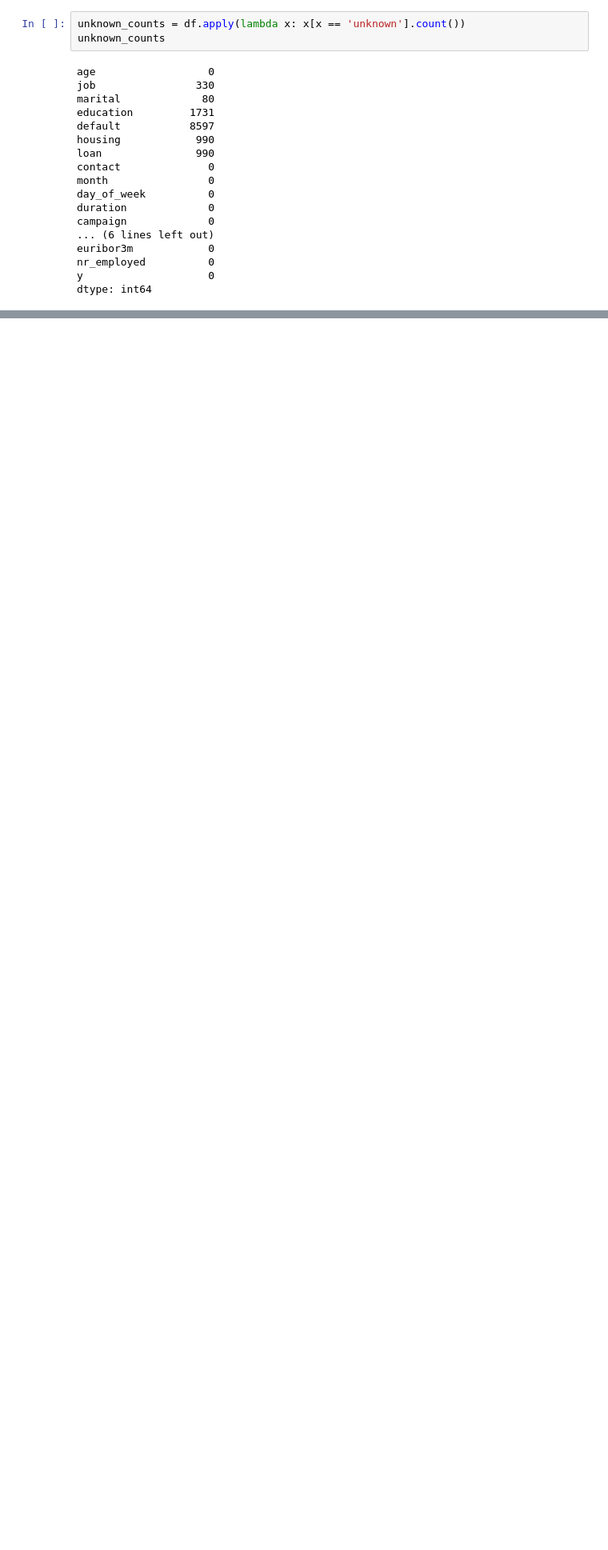
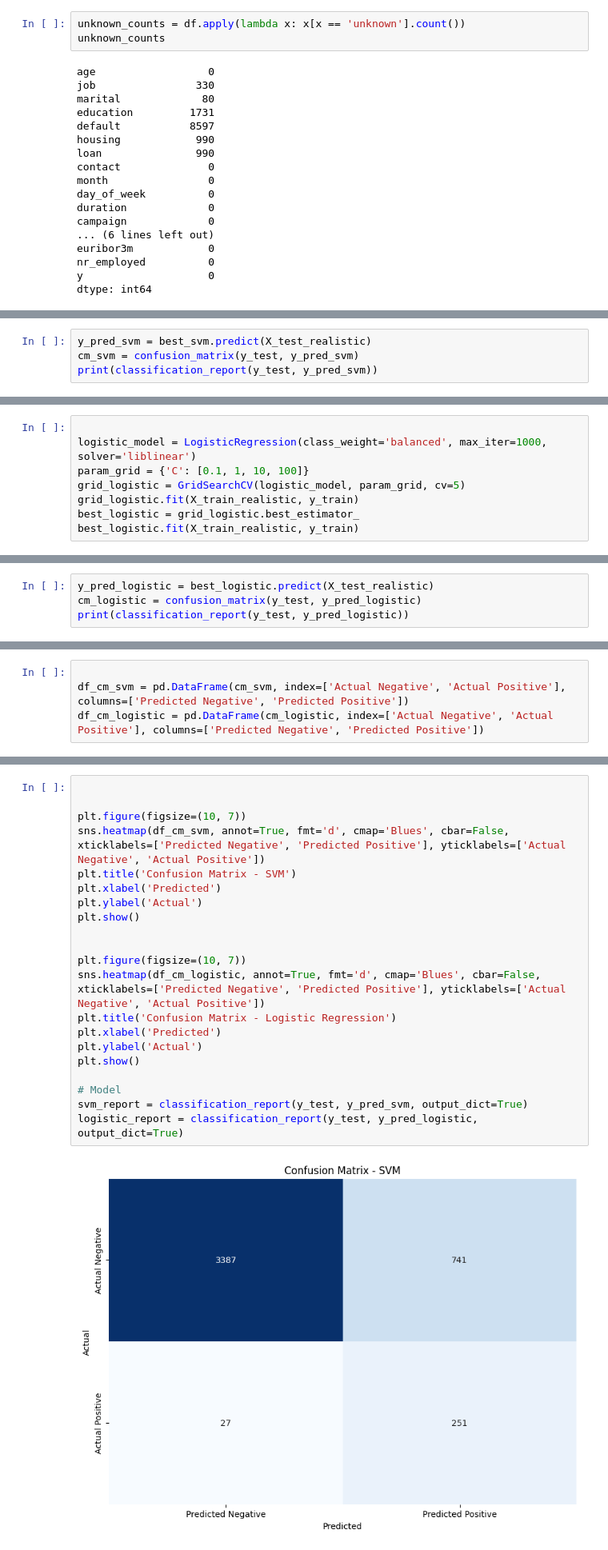
Before and after one commit to hasithaPerera2002/machine-learning-cw, a Jupyter notebook: Solution_Student_2022_P_1123.ipynb, the cells around one changed output, grey strips where cells are left out. Shown at 80% size. Drawn from its saved outputs; the diff is of its cells as text; blank space fills up the shorter version.

```diff
--- a/Solution_Student_2022_P_1123.ipynb
+++ b/Solution_Student_2022_P_1123.ipynb
@@ -481,0 +430,4 @@ weighted avg       0.90      0.57      0.68      4984
+# %%
+y_pred_svm = best_svm.predict(X_test_realistic)
+cm_svm = confusion_matrix(y_test, y_pred_svm)
+print(classification_report(y_test, y_pred_svm))
@@ -481,0 +438,8 @@ weighted avg       0.90      0.57      0.68      4984
+# %%
+
+logistic_model = LogisticRegression(class_weight='balanced', max_iter=1000, solver='liblinear')
+param_grid = {'C': [0.1, 1, 10, 100]}
+grid_logistic = GridSearchCV(logistic_model, param_grid, cv=5)
+grid_logistic.fit(X_train_realistic, y_train)
+best_logistic = grid_logistic.best_estimator_
+best_logistic.fit(X_train_realistic, y_train)
@@ -481,0 +457,4 @@ weighted avg       0.90      0.57      0.68      4984
+# %%
+y_pred_logistic = best_logistic.predict(X_test_realistic)
+cm_logistic = confusion_matrix(y_test, y_pred_logistic)
+print(classification_report(y_test, y_pred_logistic))
@@ -481,0 +463,4 @@ weighted avg       0.90      0.57      0.68      4984
+# %%
+
+df_cm_svm = pd.DataFrame(cm_svm, index=['Actual Negative', 'Actual Positive'], columns=['Predicted Negative', 'Predicted Positive'])
+df_cm_logistic = pd.DataFrame(cm_logistic, index=['Actual Negative', 'Actual Positive'], columns=['Predicted Negative', 'Predicted Positive'])
@@ -481,0 +469,23 @@ weighted avg       0.90      0.57      0.68      4984
+# %%
+
+
+plt.figure(figsize=(10, 7))
+sns.heatmap(df_cm_svm, annot=True, fmt='d', cmap='Blues', cbar=False, xticklabels=['Predicted Negative', 'Predicted Positive'], yticklabels=['Actual Negative', 'Actual Positive'])
+plt.title('Confusion Matrix - SVM')
+plt.xlabel('Predicted')
+plt.ylabel('Actual')
+plt.show()
+
+
+plt.figure(figsize=(10, 7))
+sns.heatmap(df_cm_logistic, annot=True, fmt='d', cmap='Blues', cbar=False, xticklabels=['Predicted Negative', 'Predicted Positive'], yticklabels=['Actual Negative', 'Actual Positive'])
+plt.title('Confusion Matrix - Logistic Regression')
+plt.xlabel('Predicted')
+plt.ylabel('Actual')
+plt.show()
+
+# Model
+svm_report = classification_report(y_test, y_pred_svm, output_dict=True)
+logistic_report = classification_report(y_test, y_pred_logistic, output_dict=True)
+# %% [output]
+[figure, added]
```
Also changed, not shown: parts of 133 cells of this notebook, 1 other file.
